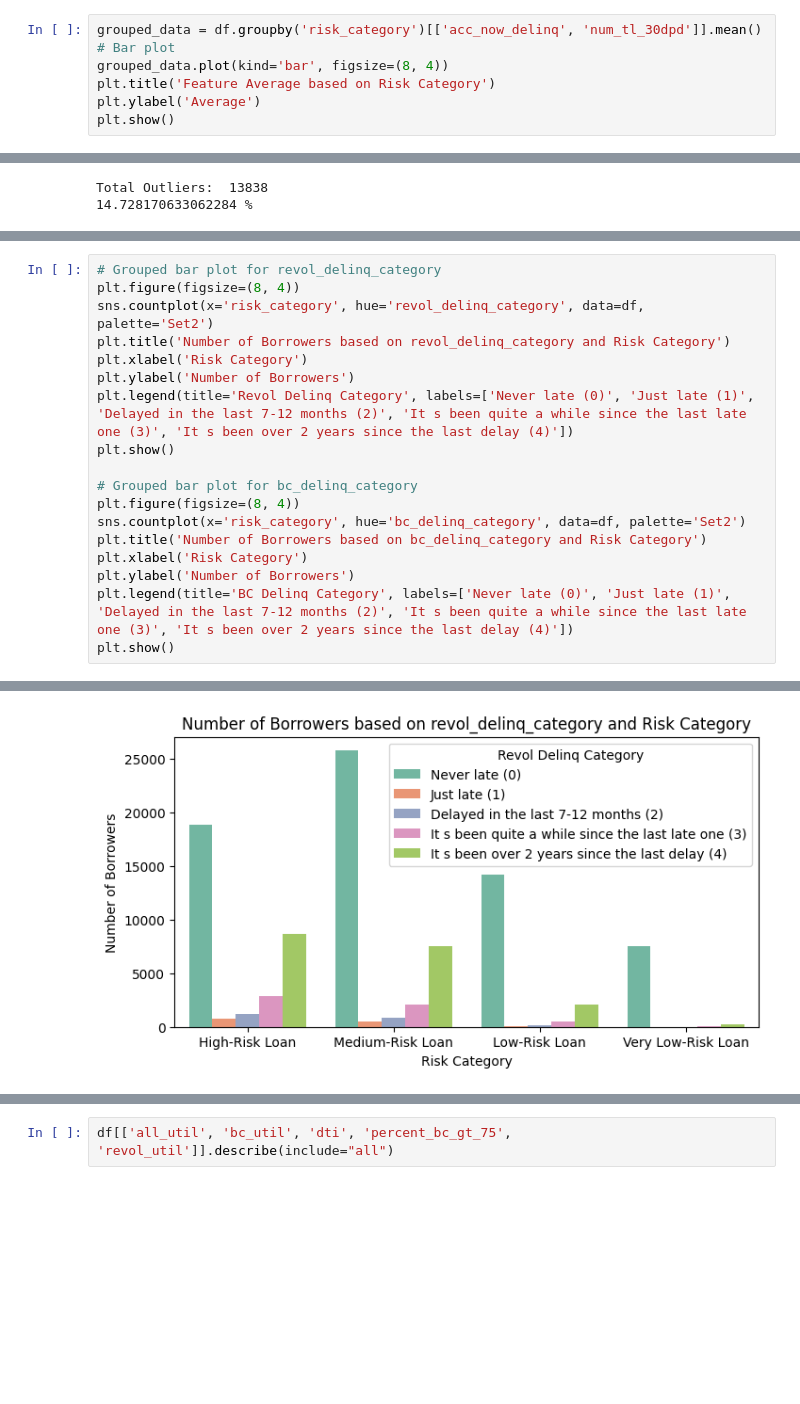
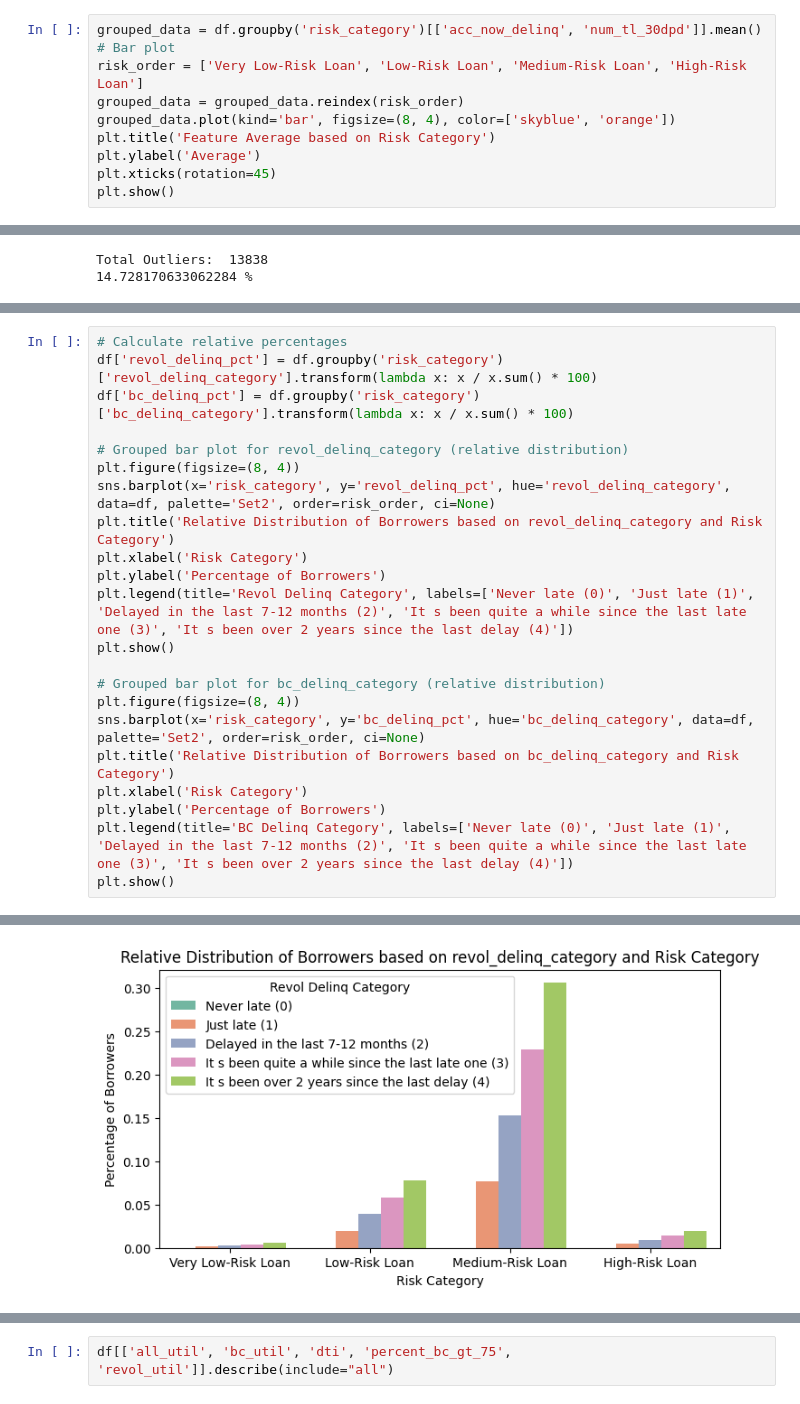
Before and after one commit to hidayah24/data-analyst-portfolio, a Jupyter notebook: Project-2-Credit-Risk-Analysis-and-Optimization-of-Lending-Decisions/Credit-Risk-Analysis.ipynb, the cells around one changed output, grey strips where cells are left out. Drawn from its saved outputs; the diff is of its cells as text; blank space fills up the shorter version.

```diff
--- a/Project-2-Credit-Risk-Analysis-and-Optimization-of-Lending-Decisions/Credit-Risk-Analysis.ipynb
+++ b/Project-2-Credit-Risk-Analysis-and-Optimization-of-Lending-Decisions/Credit-Risk-Analysis.ipynb
@@ -521,8 +480,11 @@ df[['acc_now_delinq', 'num_accts_ever_120_pd', 'num_tl_30dpd', 'num_tl_90g_dpd_2
 # %%
 grouped_data = df.groupby('risk_category')[['acc_now_delinq', 'num_tl_30dpd']].mean()
 # Bar plot
-grouped_data.plot(kind='bar', figsize=(8, 4))
+risk_order = ['Very Low-Risk Loan', 'Low-Risk Loan', 'Medium-Risk Loan', 'High-Risk Loan']
+grouped_data = grouped_data.reindex(risk_order)
+grouped_data.plot(kind='bar', figsize=(8, 4), color=['skyblue', 'orange'])
 plt.title('Feature Average based on Risk Category')
 plt.ylabel('Average')
+plt.xticks(rotation=45)
 plt.show()
 # %% [output]
@@ -608,19 +559,23 @@ Passing `palette` without assigning `hue` is deprecated and will be removed in v
 # %%
-# Grouped bar plot for revol_delinq_category
+# Calculate relative percentages
+df['revol_delinq_pct'] = df.groupby('risk_category')['revol_delinq_category'].transform(lambda x: x / x.sum() * 100)
+df['bc_delinq_pct'] = df.groupby('risk_category')['bc_delinq_category'].transform(lambda x: x / x.sum() * 100)
+
+# Grouped bar plot for revol_delinq_category (relative distribution)
 plt.figure(figsize=(8, 4))
-sns.countplot(x='risk_category', hue='revol_delinq_category', data=df, palette='Set2')
-plt.title('Number of Borrowers based on revol_delinq_category and Risk Category')
+sns.barplot(x='risk_category', y='revol_delinq_pct', hue='revol_delinq_category', data=df, palette='Set2', order=risk_order, ci=None)
+plt.title('Relative Distribution of Borrowers based on revol_delinq_category and Risk Category')
 plt.xlabel('Risk Category')
-plt.ylabel('Number of Borrowers')
+plt.ylabel('Percentage of Borrowers')
 plt.legend(title='Revol Delinq Category', labels=['Never late (0)', 'Just late (1)', 'Delayed in the last 7-12 months (2)', 'It s been quite a while since the last late one (3)', 'It s been over 2 years since the last delay (4)'])
 plt.show()
 
-# Grouped bar plot for bc_delinq_category
+# Grouped bar plot for bc_delinq_category (relative distribution)
 plt.figure(figsize=(8, 4))
-sns.countplot(x='risk_category', hue='bc_delinq_category', data=df, palette='Set2')
-plt.title('Number of Borrowers based on bc_delinq_category and Risk Category')
+sns.barplot(x='risk_category', y='bc_delinq_pct', hue='bc_delinq_category', data=df, palette='Set2', order=risk_order, ci=None)
+plt.title('Relative Distribution of Borrowers based on bc_delinq_category and Risk Category')
 plt.xlabel('Risk Category')
-plt.ylabel('Number of Borrowers')
+plt.ylabel('Percentage of Borrowers')
 plt.legend(title='BC Delinq Category', labels=['Never late (0)', 'Just late (1)', 'Delayed in the last 7-12 months (2)', 'It s been quite a while since the last late one (3)', 'It s been over 2 years since the last delay (4)'])
 plt.show()
 # %% [output]
@@ -627 +585 @@ plt.show()
-[figure, old version]
+[figure, new version]
```
Also changed, not shown: parts of 19 cells of this notebook.
